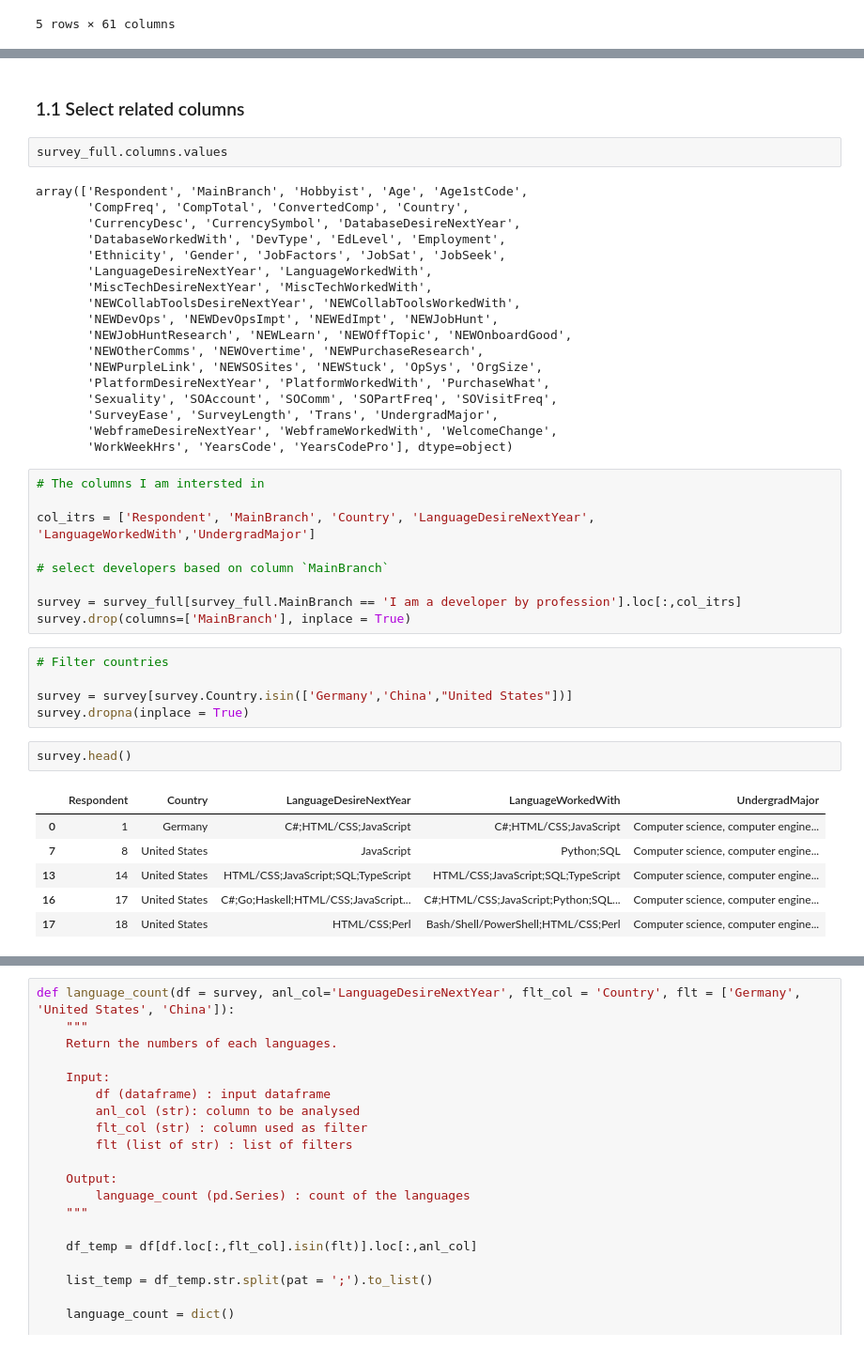
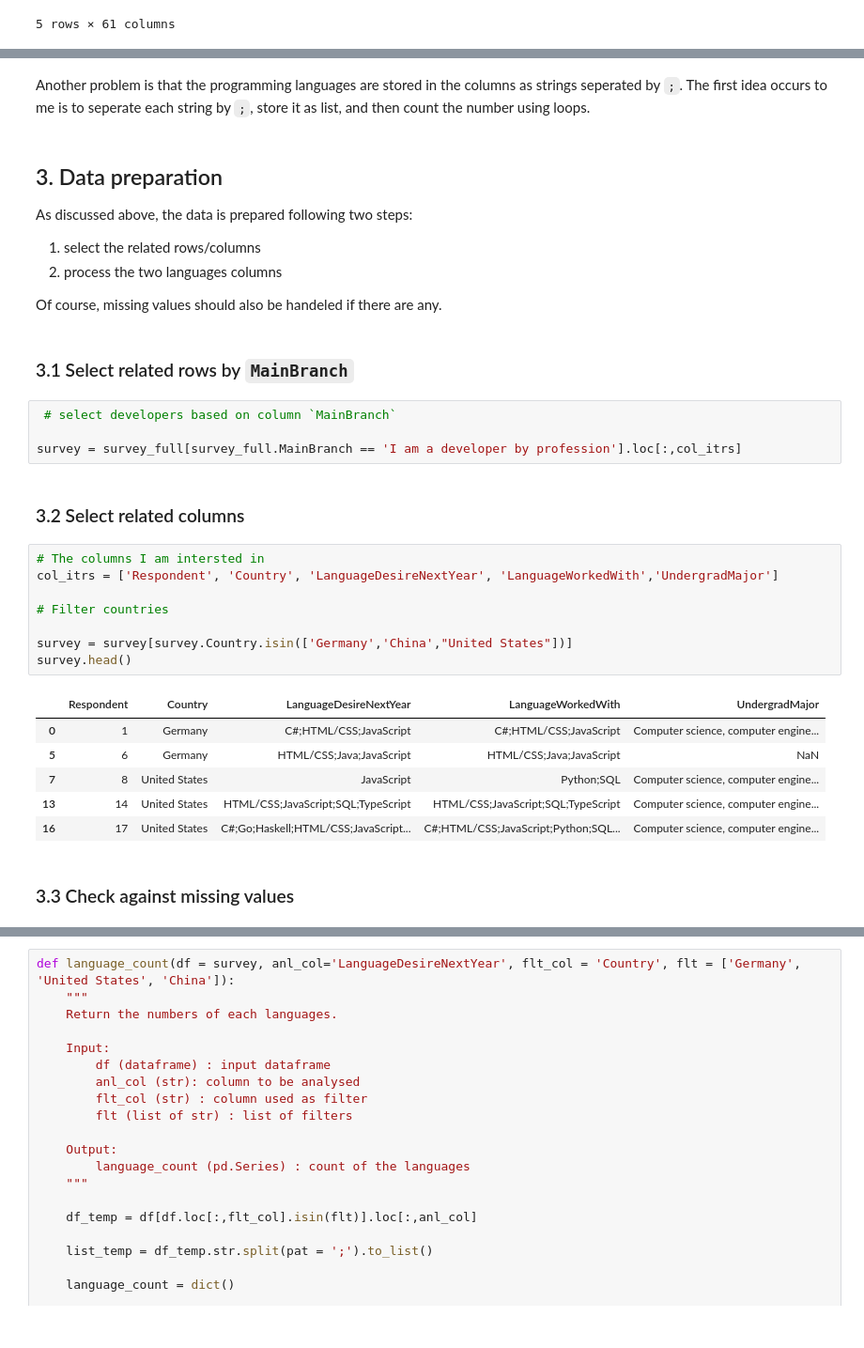
Before and after one commit to KangleChen/StackOverflow2020, a Jupyter notebook: test.ipynb, the cells around one changed output, grey strips where cells are left out. Shown at 94% size. Saved outputs shown, nothing was run; the diff lists cells and outputs as text.

Commit message:
'rewrite following  the CRISP-DM process'

```diff
--- a/test.ipynb
+++ b/test.ipynb
@@ -34,45 +72,36 @@ survey_full.head()
+# %% [markdown]
+Another problem is that the programming languages are stored in the columns as strings seperated by `;`. The first idea occurs to me is to seperate each string by `;`, store it as list, and then count the number using loops.
+# %% [markdown]
+## 3. Data preparation
+
+As discussed above, the data is prepared following two steps:
+
+1. select the related rows/columns
+2. process the two languages columns
+
+Of course, missing values should also be handeled if there are any.
+# %% [markdown]
+### 3.1 Select related rows by `MainBranch`
+# %%
+ # select developers based on column `MainBranch`
+
+survey = survey_full[survey_full.MainBranch == 'I am a developer by profession'].loc[:,col_itrs]
 # %% [markdown]
-### 1.1 Select related columns
+### 3.2 Select related columns
-# %%
-survey_full.columns.values
-# %% [output]
-array(['Respondent', 'MainBranch', 'Hobbyist', 'Age', 'Age1stCode',
-       'CompFreq', 'CompTotal', 'ConvertedComp', 'Country',
-       'CurrencyDesc', 'CurrencySymbol', 'DatabaseDesireNextYear',
-       'DatabaseWorkedWith', 'DevType', 'EdLevel', 'Employment',
-       'Ethnicity', 'Gender', 'JobFactors', 'JobSat', 'JobSeek',
-       'LanguageDesireNextYear', 'LanguageWorkedWith',
-       'MiscTechDesireNextYear', 'MiscTechWorkedWith',
-       'NEWCollabToolsDesireNextYear', 'NEWCollabToolsWorkedWith',
-       'NEWDevOps', 'NEWDevOpsImpt', 'NEWEdImpt', 'NEWJobHunt',
-       'NEWJobHuntResearch', 'NEWLearn', 'NEWOffTopic', 'NEWOnboardGood',
-       'NEWOtherComms', 'NEWOvertime', 'NEWPurchaseResearch',
-       'NEWPurpleLink', 'NEWSOSites', 'NEWStuck', 'OpSys', 'OrgSize',
-       'PlatformDesireNextYear', 'PlatformWorkedWith', 'PurchaseWhat',
-       'Sexuality', 'SOAccount', 'SOComm', 'SOPartFreq', 'SOVisitFreq',
-       'SurveyEase', 'SurveyLength', 'Trans', 'UndergradMajor',
-       'WebframeDesireNextYear', 'WebframeWorkedWith', 'WelcomeChange',
-       'WorkWeekHrs', 'YearsCode', 'YearsCodePro'], dtype=object)
 # %%
 # The columns I am intersted in
+col_itrs = ['Respondent', 'Country', 'LanguageDesireNextYear', 'LanguageWorkedWith','UndergradMajor']
 
-col_itrs = ['Respondent', 'MainBranch', 'Country', 'LanguageDesireNextYear', 'LanguageWorkedWith','UndergradMajor']
+# Filter countries
 
-# select developers based on column `MainBranch`
-
-survey = survey_full[survey_full.MainBranch == 'I am a developer by profession'].loc[:,col_itrs]
-survey.drop(columns=['MainBranch'], inplace = True)
+survey = survey[survey.Country.isin(['Germany','China',"United States"])]
+survey.head()
+# %% [output]
+|  | Respondent | Country | LanguageDesireNextYear | LanguageWorkedWith | UndergradMajor |
+| 0 | 1 | Germany | C#;HTML/CSS;JavaScript | C#;HTML/CSS;JavaScript | Computer science, computer engine... |
+| 5 | 6 | Germany | HTML/CSS;Java;JavaScript | HTML/CSS;Java;JavaScript | NaN |
+| 7 | 8 | United States | JavaScript | Python;SQL | Computer science, computer engine... |
+| 13 | 14 | United States | HTML/CSS;JavaScript;SQL;TypeScript | HTML/CSS;JavaScript;SQL;TypeScript | Computer science, computer engine... |
+| 16 | 17 | United States | C#;Go;Haskell;HTML/CSS;JavaScript... | C#;HTML/CSS;JavaScript;Python;SQL... | Computer science, computer engine... |
-# %%
-# Filter countries
-
-survey = survey[survey.Country.isin(['Germany','China',"United States"])]
-survey.dropna(inplace = True)
-# %%
-survey.head()
-# %% [output]
-|  | Respondent | Country | LanguageDesireNextYear | LanguageWorkedWith | UndergradMajor |
-| 0 | 1 | Germany | C#;HTML/CSS;JavaScript | C#;HTML/CSS;JavaScript | Computer science, computer engine... |
-| 7 | 8 | United States | JavaScript | Python;SQL | Computer science, computer engine... |
-| 13 | 14 | United States | HTML/CSS;JavaScript;SQL;TypeScript | HTML/CSS;JavaScript;SQL;TypeScript | Computer science, computer engine... |
-| 16 | 17 | United States | C#;Go;Haskell;HTML/CSS;JavaScript... | C#;HTML/CSS;JavaScript;Python;SQL... | Computer science, computer engine... |
-| 17 | 18 | United States | HTML/CSS;Perl | Bash/Shell/PowerShell;HTML/CSS;Perl | Computer science, computer engine... |
+# %% [markdown]
+### 3.3 Check against missing values
```
Also changed, not shown: parts of 21 cells of this notebook.
